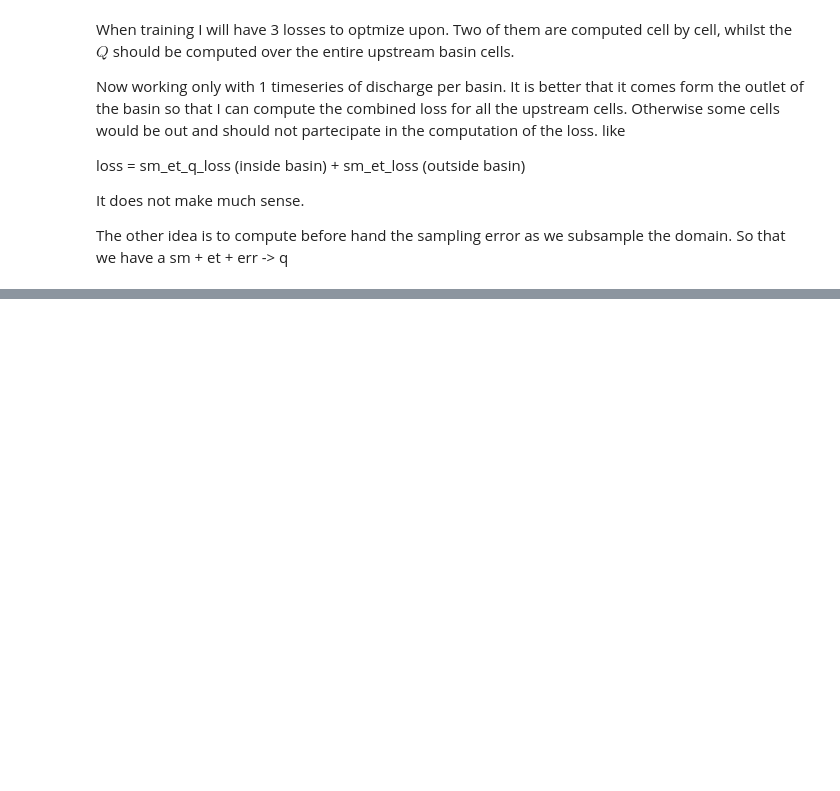
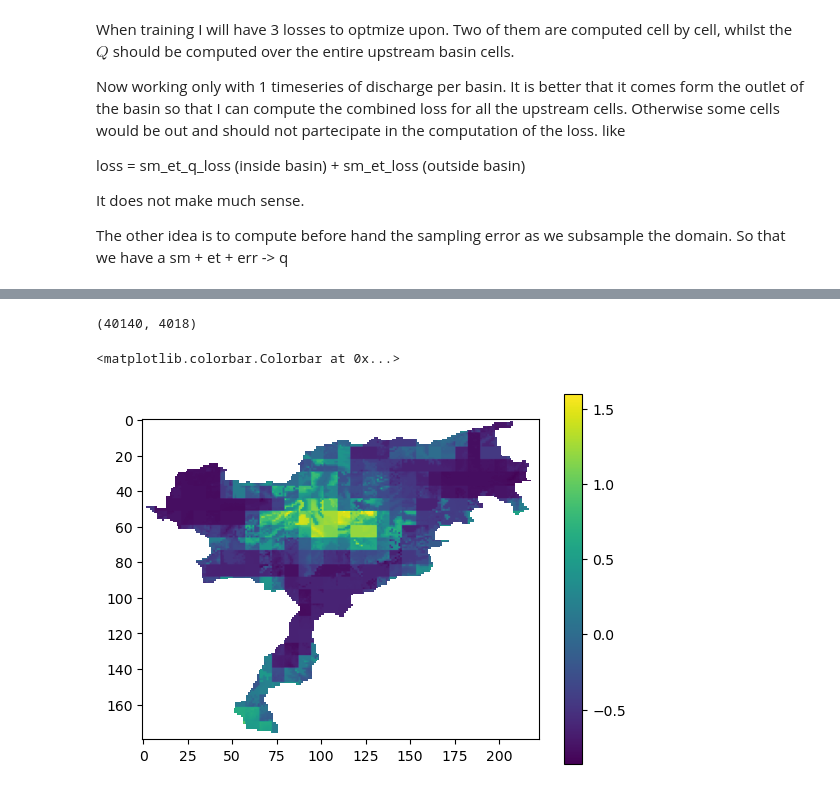
Before and after one commit to interTwin-eu/hython, a Jupyter notebook: nb/dev_river_discharge.ipynb, the cells around one changed output, grey strips where cells are left out. Cells and saved outputs as stored; diff of their text form; code cells hidden in the pictures; blank space fills up the shorter version.

```diff
--- a/nb/dev_river_discharge.ipynb
+++ b/nb/dev_river_discharge.ipynb
@@ -194,0 +392,19 @@ model
+# %%
+torch.cuda.empty_cache()
+
+# predict over the whole spatial domain using the model trained over the subsample
+yhat = predict(Xd, Xs, model, spatial_batch_size, device=device)
+yhat.shape
+
+lat, lon, time = *forcings.to_dataarray().transpose("lat","lon", "time", "variable").shape[:2], Xd.shape[1]
+lat*lon ,time
+
+# yhat = (yhat*y_std) + y_m
+# %% [output]
+(40140, 4018)
+# %%
+plt.imshow(yhat.reshape(lat,lon,time)[...,304])
+plt.colorbar()
+# %% [output]
+<matplotlib.colorbar.Colorbar at 0x...>
+[figure, added]
```
Also changed, not shown: parts of 55 cells of this notebook, 3 other files.
